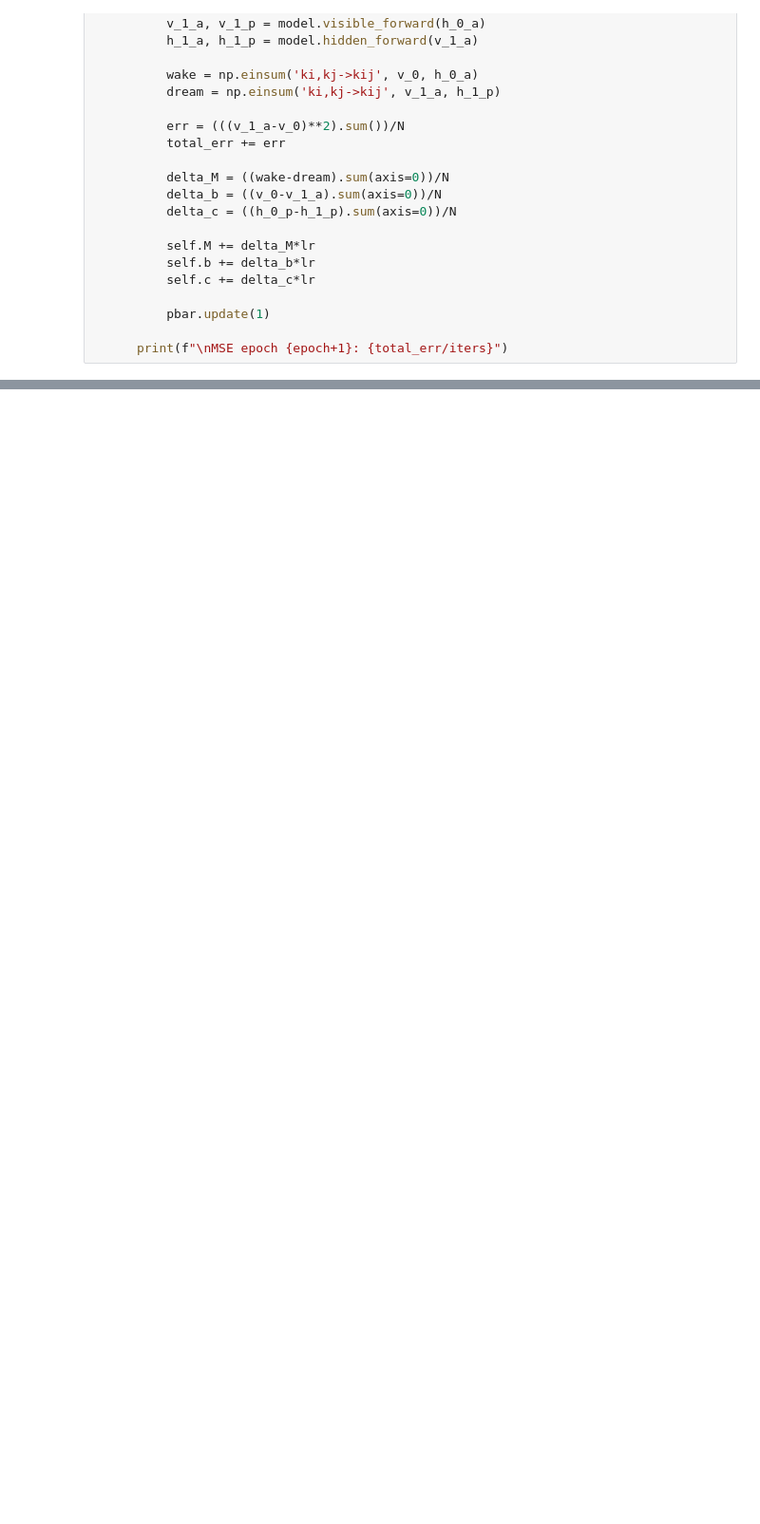
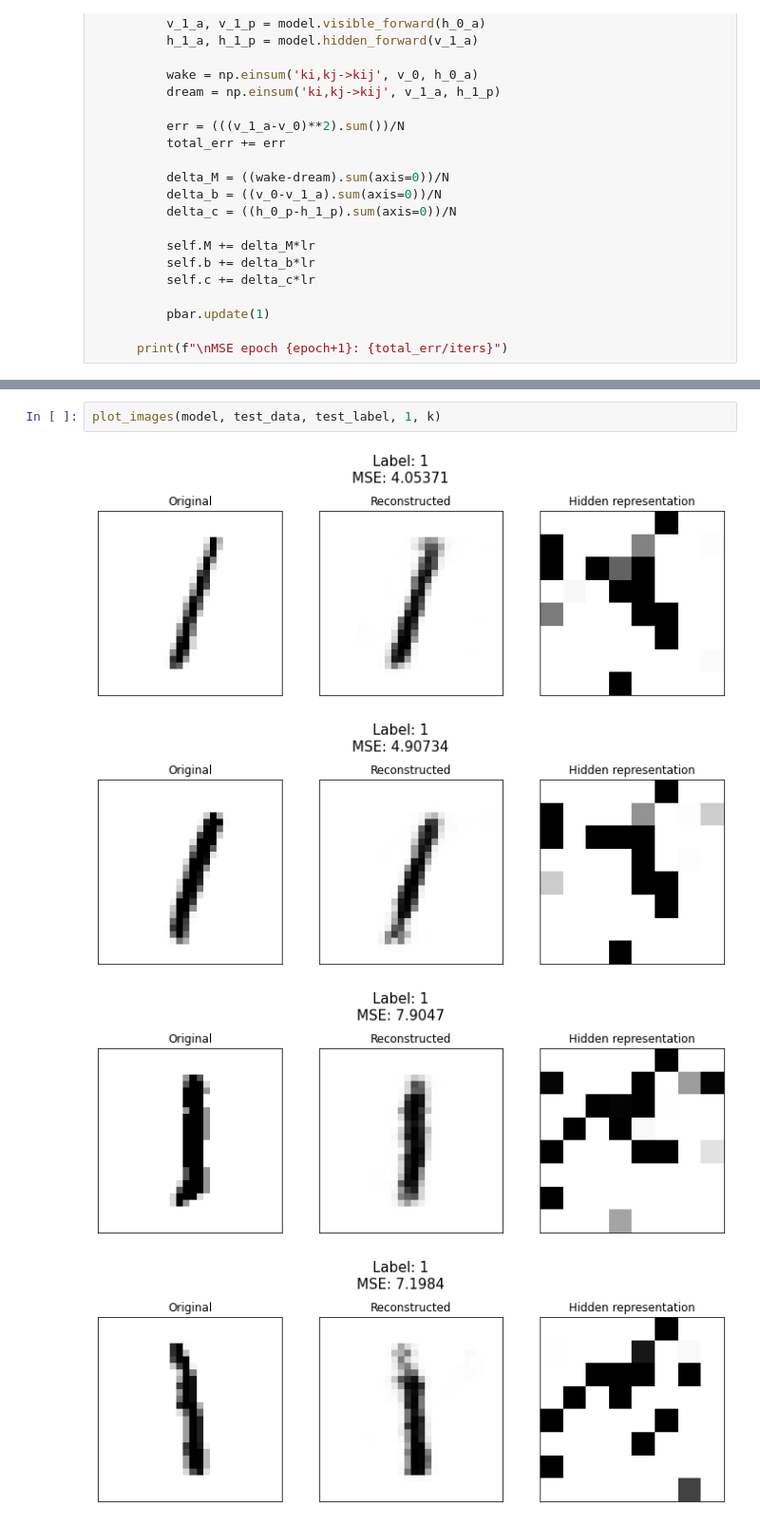
Before and after one commit to DiegoArcelli/ISPR-Midterms, a Jupyter notebook: Midterm2/Assignment2/rbm.ipynb, the cells around one changed output, grey strips where cells are left out. Shown: that part at 95% size. Drawn from its saved outputs; the diff is of its cells as text; blank space fills up the shorter version.

```diff
--- a/Midterm2/Assignment2/rbm.ipynb
+++ b/Midterm2/Assignment2/rbm.ipynb
@@ -279,0 +351,7 @@ for idx in range(10):
+# %%
+plot_images(model, test_data, test_label, 1, k)
+# %% [output]
+[figure, added]
+[figure, added]
+[figure, added]
+[figure, added]
```
Also changed, not shown: parts of 22 cells of this notebook.
